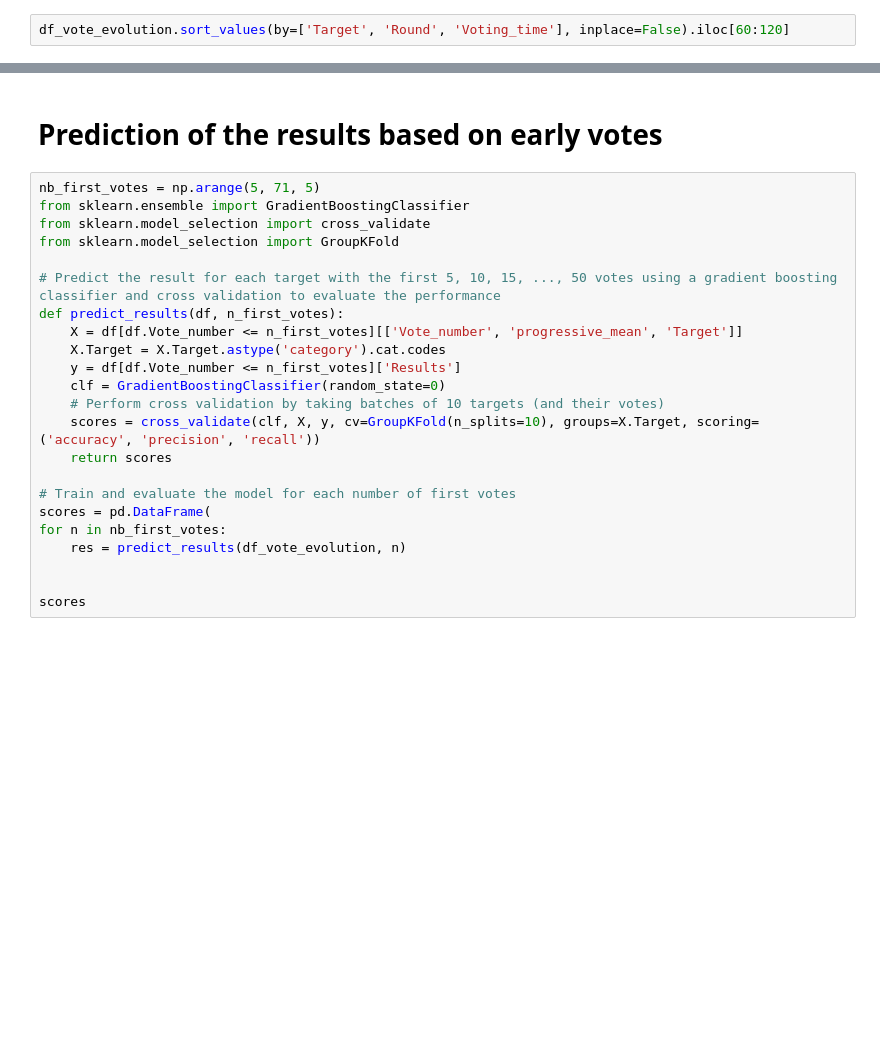
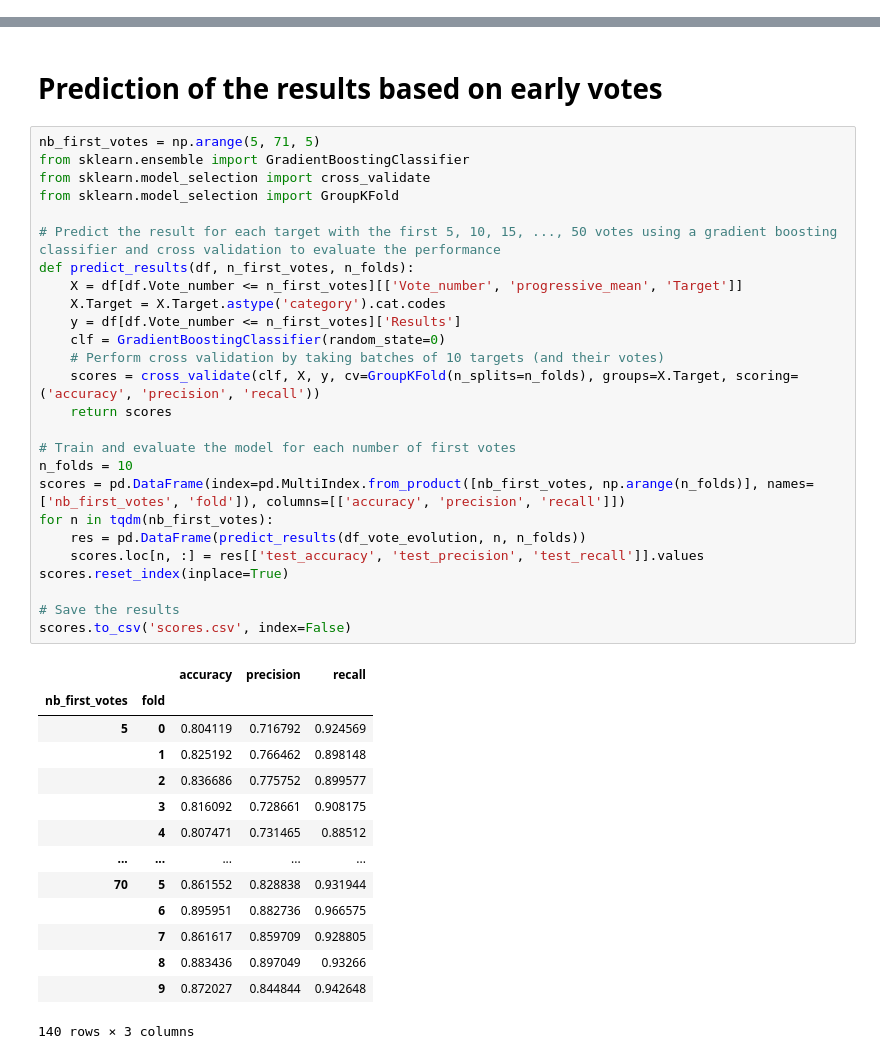
Before and after one commit to epfl-ada/ada-2023-project-abracadabra, a Jupyter notebook: time_series2.ipynb, the cells around one changed output, grey strips where cells are left out. Drawn from its saved outputs; the diff is of its cells as text; blank space fills up the shorter version.

Commit message:
prediction of the results with early votes

```diff
--- a/time_series2.ipynb
+++ b/time_series2.ipynb
@@ -137,5 +138,3 @@ plt.show()
 # %% [output]
 [figure]
 [figure]
-# %%
-df_vote_evolution.sort_values(by=['Target', 'Round', 'Voting_time'], inplace=False).iloc[60:120]
@@ -197,23 +178,41 @@ plot_time_distribution(df_vote_evolution, 'Vote_number')
 # %%
 nb_first_votes = np.arange(5, 71, 5)
 from sklearn.ensemble import GradientBoostingClassifier
 from sklearn.model_selection import cross_validate
 from sklearn.model_selection import GroupKFold
 
 # Predict the result for each target with the first 5, 10, 15, ..., 50 votes using a gradient boosting classifier and cross validation to evaluate the performance
-def predict_results(df, n_first_votes):
+def predict_results(df, n_first_votes, n_folds):
     X = df[df.Vote_number <= n_first_votes][['Vote_number', 'progressive_mean', 'Target']]
     X.Target = X.Target.astype('category').cat.codes
     y = df[df.Vote_number <= n_first_votes]['Results']
     clf = GradientBoostingClassifier(random_state=0)
     # Perform cross validation by taking batches of 10 targets (and their votes)
-    scores = cross_validate(clf, X, y, cv=GroupKFold(n_splits=10), groups=X.Target, scoring=('accuracy', 'precision', 'recall'))
+    scores = cross_validate(clf, X, y, cv=GroupKFold(n_splits=n_folds), groups=X.Target, scoring=('accuracy', 'precision', 'recall'))
     return scores
 
 # Train and evaluate the model for each number of first votes
-scores = pd.DataFrame(
-for n in nb_first_votes:
-    res = predict_results(df_vote_evolution, n)
+n_folds = 10
+scores = pd.DataFrame(index=pd.MultiIndex.from_product([nb_first_votes, np.arange(n_folds)], names=['nb_first_votes', 'fold']), columns=[['accuracy', 'precision', 'recall']])
+for n in tqdm(nb_first_votes):
+    res = pd.DataFrame(predict_results(df_vote_evolution, n, n_folds))
+    scores.loc[n, :] = res[['test_accuracy', 'test_precision', 'test_recall']].values
+scores.reset_index(inplace=True)
 
-
-scores
+# Save the results
+scores.to_csv('scores.csv', index=False)
+# %% [output]
+|  |  | accuracy | precision | recall |
+| nb_first_votes | fold |  |  |  |
+| 5 | 0 | 0.804119 | 0.716792 | 0.924569 |
+|  | 1 | 0.825192 | 0.766462 | 0.898148 |
+|  | 2 | 0.836686 | 0.775752 | 0.899577 |
+|  | 3 | 0.816092 | 0.728661 | 0.908175 |
+|  | 4 | 0.807471 | 0.731465 | 0.88512 |
+| ... | ... | ... | ... | ... |
+| 70 | 5 | 0.861552 | 0.828838 | 0.931944 |
+|  | 6 | 0.895951 | 0.882736 | 0.966575 |
+|  | 7 | 0.861617 | 0.859709 | 0.928805 |
+|  | 8 | 0.883436 | 0.897049 | 0.93266 |
+|  | 9 | 0.872027 | 0.844844 | 0.942648 |
+140 rows × 3 columns
```
Also changed, not shown: parts of 13 cells of this notebook.
